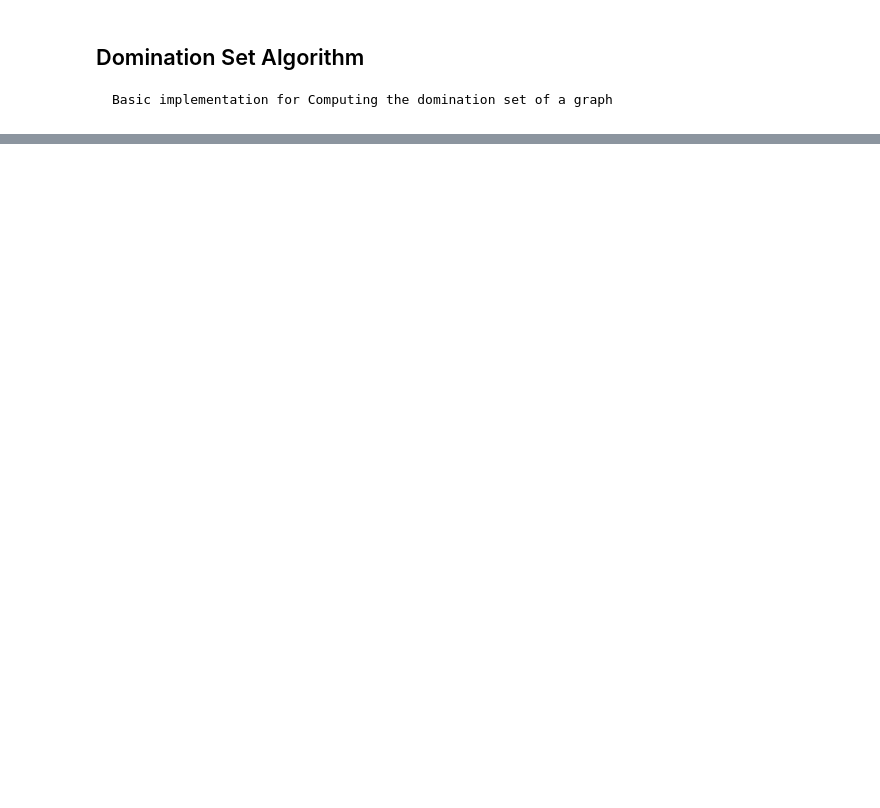
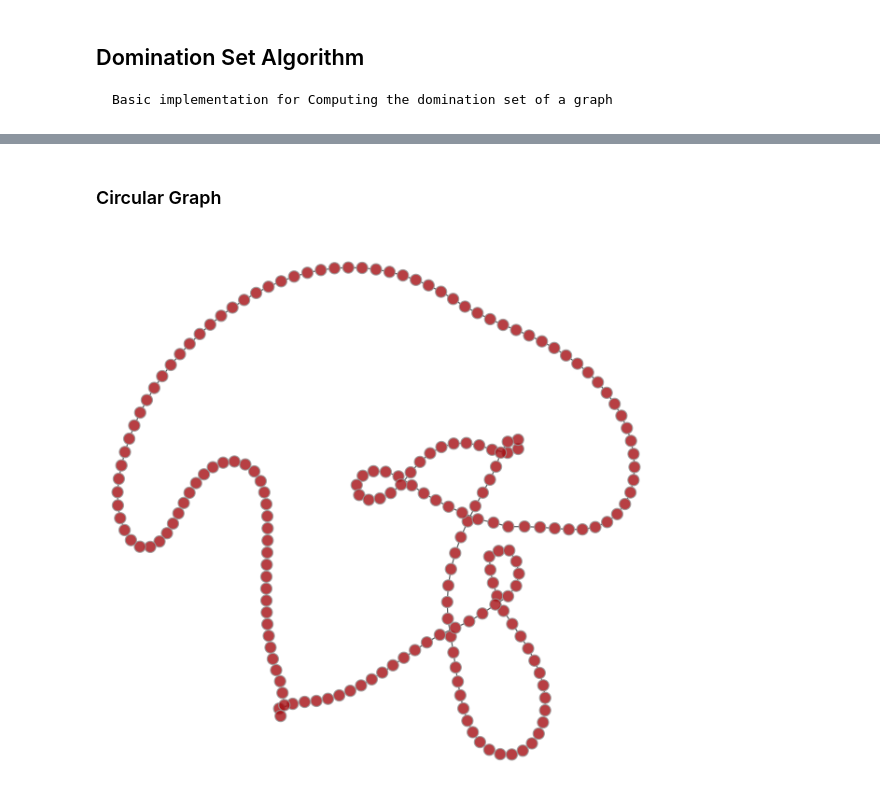
Before and after one commit to achalagarwal/Network-Optimization, a Jupyter notebook: Notebooks/Graph-Tool.ipynb, the cells around one changed output, grey strips where cells are left out. Drawn from its saved outputs; the diff is of its cells as text; code cells hidden in the pictures; blank space fills up the shorter version.

Commit message:
Added Circular Graph

```diff
--- a/Notebooks/Graph-Tool.ipynb
+++ b/Notebooks/Graph-Tool.ipynb
@@ -102,0 +107,2 @@ gt.draw.graph_draw(random, vertex_fill_color=random_res )
+# %% [markdown]
+### Circular Graph
@@ -102,0 +112,6 @@ gt.draw.graph_draw(random, vertex_fill_color=random_res )
+# %%
+circular_graph = gt.generation.circular_graph(N=200, directed=False, k=1)
+# %%
+gt.draw.graph_draw(circular_graph)
+# %% [output]
+[figure, added]
```
Also changed, not shown: parts of 14 cells of this notebook.
